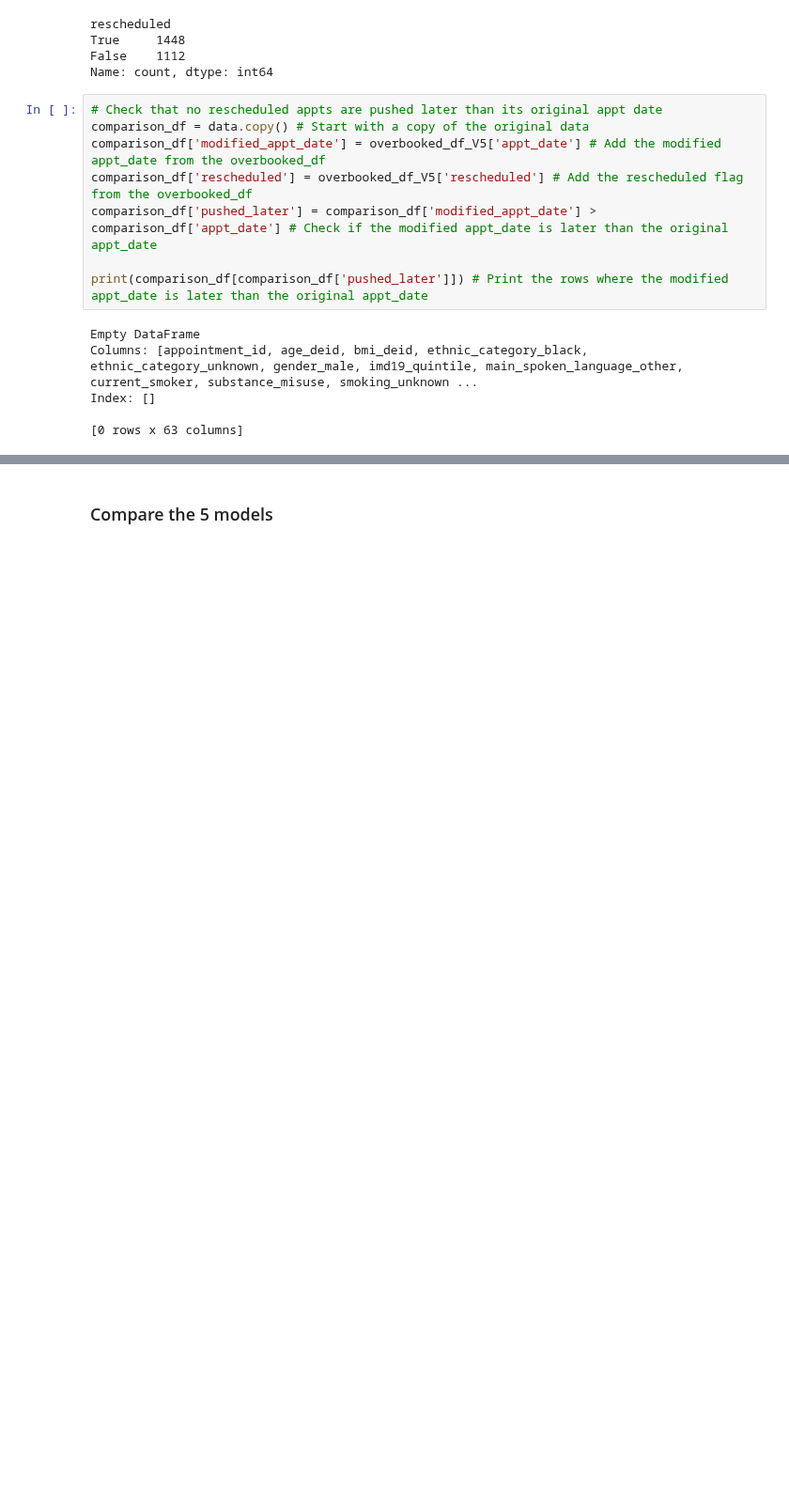
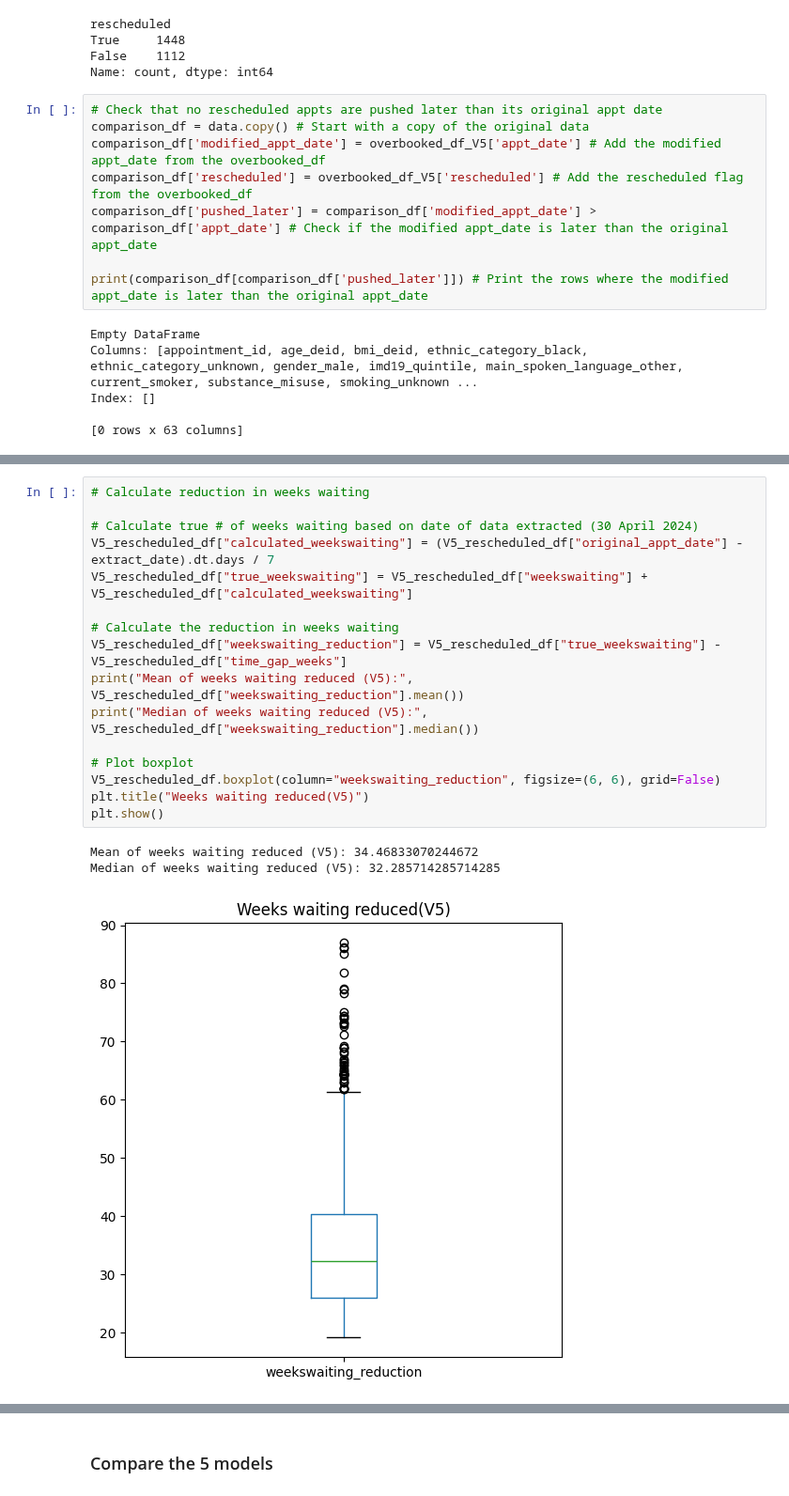
Before and after one commit to hallucinojenlee/hds_dna, a Jupyter notebook: scripts/overbooking_model.ipynb, the cells around one changed output, grey strips where cells are left out. Shown at 94% size. Saved outputs shown, nothing was run; the diff lists cells and outputs as text; blank space fills up the shorter version.

```diff
--- a/scripts/overbooking_model.ipynb
+++ b/scripts/overbooking_model.ipynb
@@ -1323,0 +1369,20 @@ Index: []
+# %%
+# Calculate reduction in weeks waiting
+
+# Calculate true # of weeks waiting based on date of data extracted (30 April 2024)
+V5_rescheduled_df["calculated_weekswaiting"] = (V5_rescheduled_df["original_appt_date"] - extract_date).dt.days / 7
+V5_rescheduled_df["true_weekswaiting"] = V5_rescheduled_df["weekswaiting"] + V5_rescheduled_df["calculated_weekswaiting"]
+
+# Calculate the reduction in weeks waiting
+V5_rescheduled_df["weekswaiting_reduction"] = V5_rescheduled_df["true_weekswaiting"] - V5_rescheduled_df["time_gap_weeks"]
+print("Mean of weeks waiting reduced (V5):", V5_rescheduled_df["weekswaiting_reduction"].mean())
+print("Median of weeks waiting reduced (V5):", V5_rescheduled_df["weekswaiting_reduction"].median())
+
+# Plot boxplot
+V5_rescheduled_df.boxplot(column="weekswaiting_reduction", figsize=(6, 6), grid=False)
+plt.title("Weeks waiting reduced(V5)")
+plt.show()
+# %% [output]
+Mean of weeks waiting reduced (V5): 34.46833070244672
+Median of weeks waiting reduced (V5): 32.285714285714285
+[figure, added]
```
Also changed, not shown: parts of 7 cells of this notebook.
